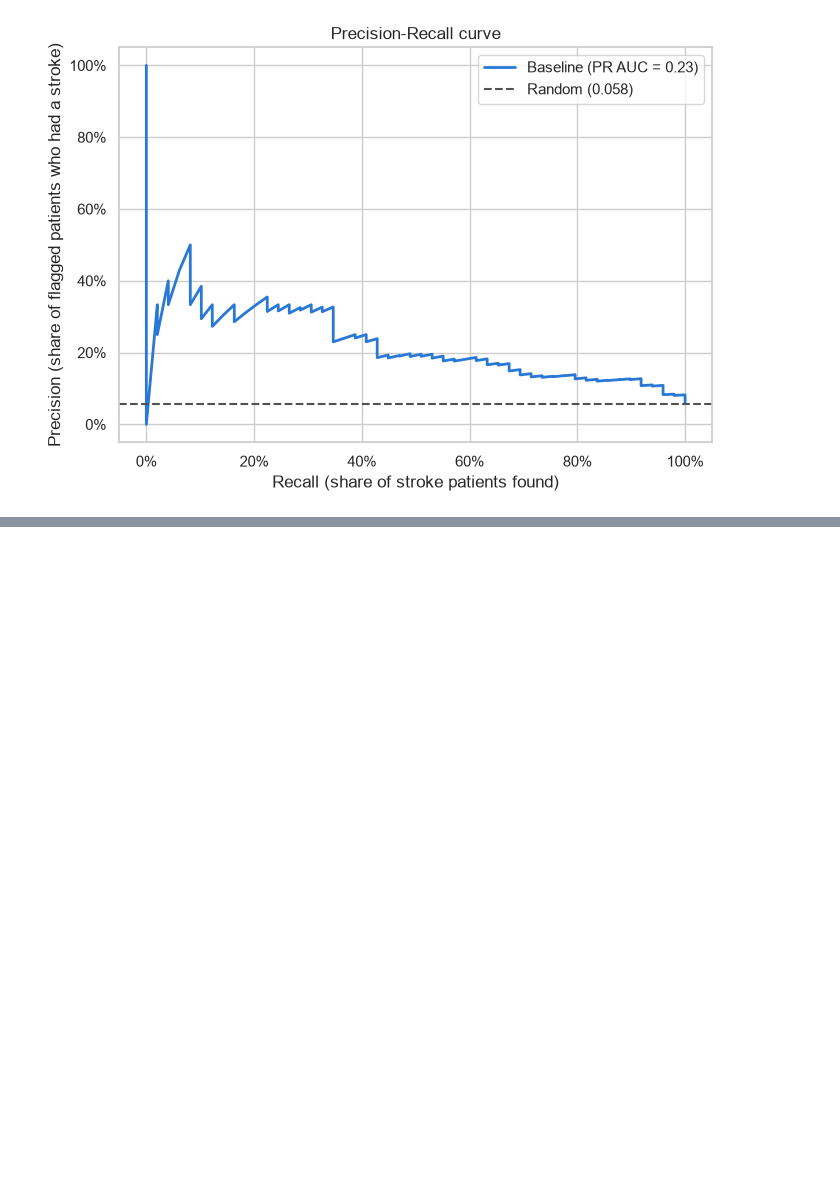
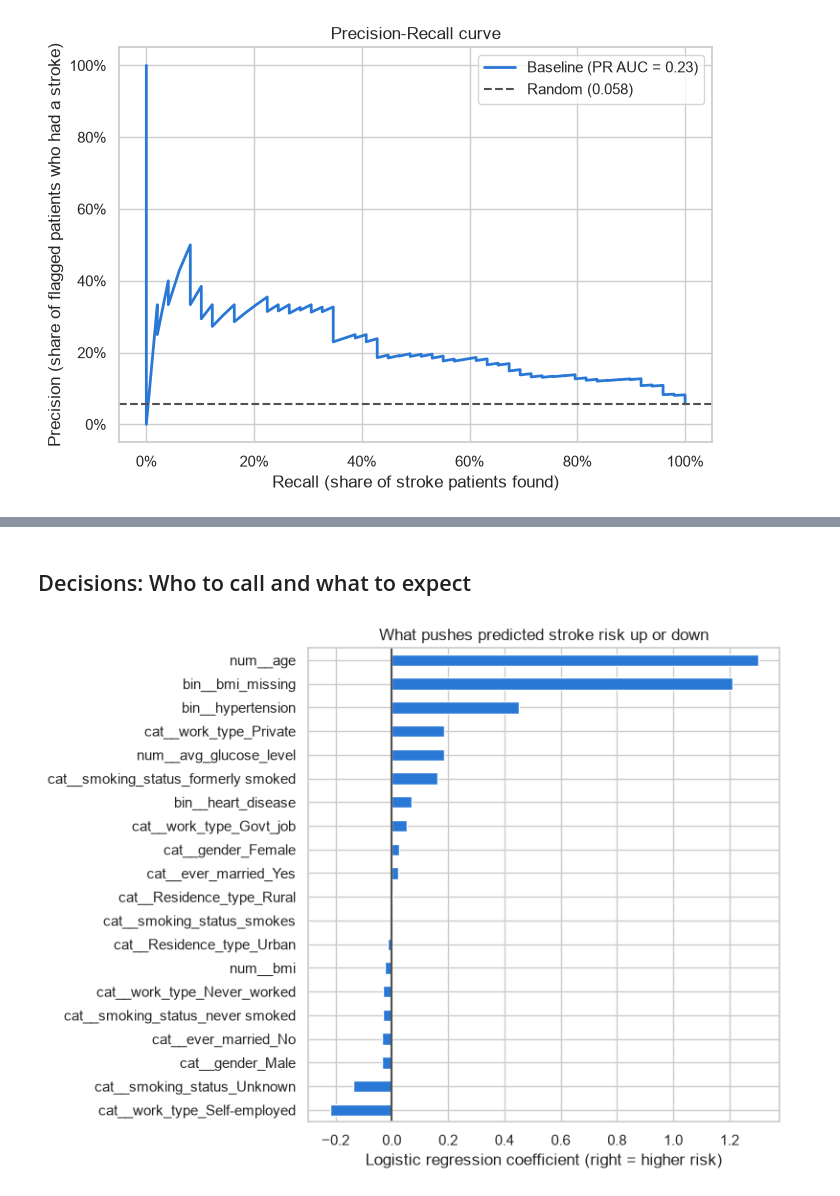
Before and after one commit to BradleyLund/StrokePrediction, a Jupyter notebook: stroke_analysis.ipynb, the cells around one changed output, grey strips where cells are left out. Saved outputs shown, nothing was run; the diff lists cells and outputs as text; code cells hidden in the pictures; blank space fills up the shorter version.

Commit message:
finish up the analysis next step the slides

```diff
--- a/stroke_analysis.ipynb
+++ b/stroke_analysis.ipynb
@@ -578,0 +659,16 @@ plt.show()
+# %% [markdown]
+## Decisions: Who to call and what to expect
+# %%
+feature_names = baseline_model.named_steps["prep"].get_feature_names_out()
+coefs = pd.Series(baseline_model.named_steps["model"].coef_[0], index=feature_names).sort_values()
+
+fig, ax = plt.subplots(figsize=(8, 6))
+coefs.plot(kind="barh", ax=ax, color=BAR_COLOUR)
+ax.axvline(0, color=LINE_COLOUR)
+ax.set_title("What pushes predicted stroke risk up or down")
+ax.set_xlabel("Logistic regression coefficient (right = higher risk)")
+plt.tight_layout()
+fig.savefig("figures/coefficients.png", dpi=150)
+plt.show()
+# %% [output]
+[figure, added]
```
Also changed, not shown: parts of 10 cells of this notebook, 11 other files.
